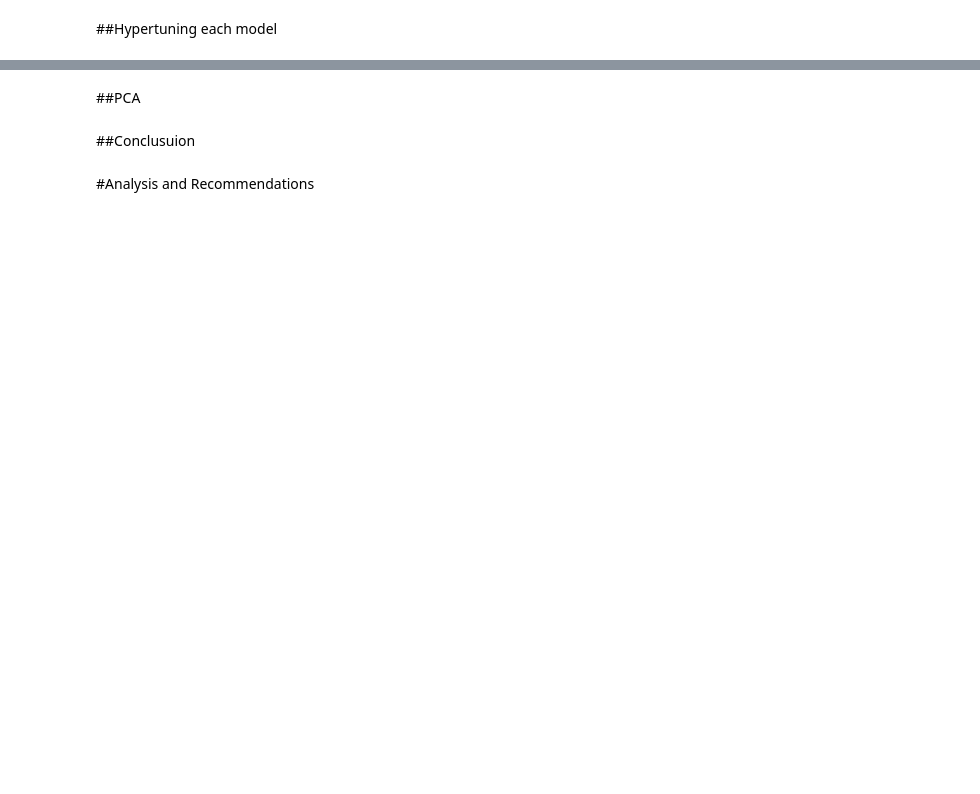
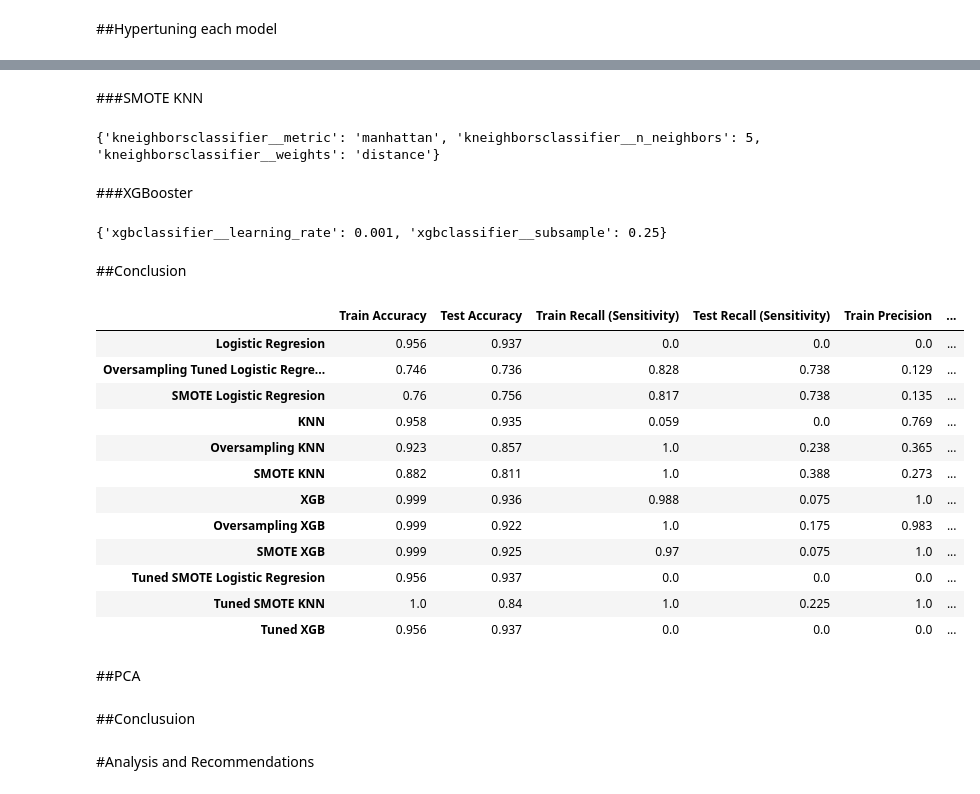
Before and after one commit to hawkeyedatatsai/Stroke-Prediction, a Jupyter notebook: Stroke_Prediction.ipynb, the cells around one changed output, grey strips where cells are left out. Cells and saved outputs as stored; diff of their text form; code cells hidden in the pictures; blank space fills up the shorter version.

```diff
--- a/Stroke_Prediction.ipynb
+++ b/Stroke_Prediction.ipynb
@@ -779,3 +800,64 @@ From the result of test accuracy, logistic regression, XGBooster and KNN each ha
+# %% [markdown]
+###SMOTE KNN
+# %%
+#tuned SMOTE KNN
+smote = SMOTE()
+tuned_knn_smote = KNeighborsClassifier()
+tuned_knn_smote_pipe = make_sampler_pipeline(preprocessor, smote, tuned_knn_smote)
+#start tuning with GS
+knn_params = {'kneighborsclassifier__n_neighbors' : [5,7,9,11,13,15],
+          'kneighborsclassifier__weights' : ['uniform','distance'],
+          'kneighborsclassifier__metric' : ['minkowski','euclidean','manhattan']}
+tuned_knn_smote_gs = GridSearchCV(tuned_knn_smote_pipe, knn_params)
+tuned_knn_smote_gs.fit(X_train, y_train)
+
+#get best params
+print(tuned_knn_smote_gs.best_params_)
+
+# instantiate tuned model
+best_tuned_knn_smote_pipe = tuned_knn_smote_gs.best_estimator_
+# %% [output]
+{'kneighborsclassifier__metric': 'manhattan', 'kneighborsclassifier__n_neighbors': 5, 'kneighborsclassifier__weights': 'distance'}
+# %% [markdown]
+###XGBooster
+# %%
+#tuned XGBooster
+tuned_xgb = XGBClassifier()
+tuned_xgb_pipe = make_pipeline(preprocessor, xgb)
+#start tuning with GS
+xgb_params = {'xgbclassifier__learning_rate' : [0.001,0.01,0.1,1],
+          'xgbclassifier__subsample' : [0.25,0.5,0.75,1]}
+tuned_xgb_gs = GridSearchCV(tuned_xgb_pipe, xgb_params)
+tuned_xgb_gs.fit(X_train, y_train)
+
+#get best params
+print(tuned_xgb_gs.best_params_)
+
+# instantiate tuned model
+best_tuned_xgb_pipe = tuned_xgb_gs.best_estimator_
+# %% [output]
+{'xgbclassifier__learning_rate': 0.001, 'xgbclassifier__subsample': 0.25}
+# %% [markdown]
+##Conclusion
+# %%
+classification_metrics(best_tuned_log_reg_smote_pipe, X_train, X_test, y_train, y_test, "Tuned SMOTE Logistic Regresion")
+classification_metrics(best_tuned_knn_smote_pipe, X_train, X_test, y_train, y_test, "Tuned SMOTE KNN")
+classification_metrics(best_tuned_xgb_pipe, X_train, X_test, y_train, y_test, "Tuned XGB")
+class_metrics_df
+# %% [output]
+|  | Train Accuracy | Test Accuracy | Train Recall (Sensitivity) | Test Recall (Sensitivity) | Train Precision | ... |
+| Logistic Regresion | 0.956 | 0.937 | 0.0 | 0.0 | 0.0 | ... |
+| Oversampling Tuned Logistic Regre... | 0.746 | 0.736 | 0.828 | 0.738 | 0.129 | ... |
+| SMOTE Logistic Regresion | 0.76 | 0.756 | 0.817 | 0.738 | 0.135 | ... |
+| KNN | 0.958 | 0.935 | 0.059 | 0.0 | 0.769 | ... |
+| Oversampling KNN | 0.923 | 0.857 | 1.0 | 0.238 | 0.365 | ... |
+| SMOTE KNN | 0.882 | 0.811 | 1.0 | 0.388 | 0.273 | ... |
+| XGB | 0.999 | 0.936 | 0.988 | 0.075 | 1.0 | ... |
+| Oversampling XGB | 0.999 | 0.922 | 1.0 | 0.175 | 0.983 | ... |
+| SMOTE XGB | 0.999 | 0.925 | 0.97 | 0.075 | 1.0 | ... |
+| Tuned SMOTE Logistic Regresion | 0.956 | 0.937 | 0.0 | 0.0 | 0.0 | ... |
+| Tuned SMOTE KNN | 1.0 | 0.84 | 1.0 | 0.225 | 1.0 | ... |
+| Tuned XGB | 0.956 | 0.937 | 0.0 | 0.0 | 0.0 | ... |
 # %% [markdown]
 ##PCA
 # %% [markdown]
```
Also changed, not shown: parts of 17 cells of this notebook.
